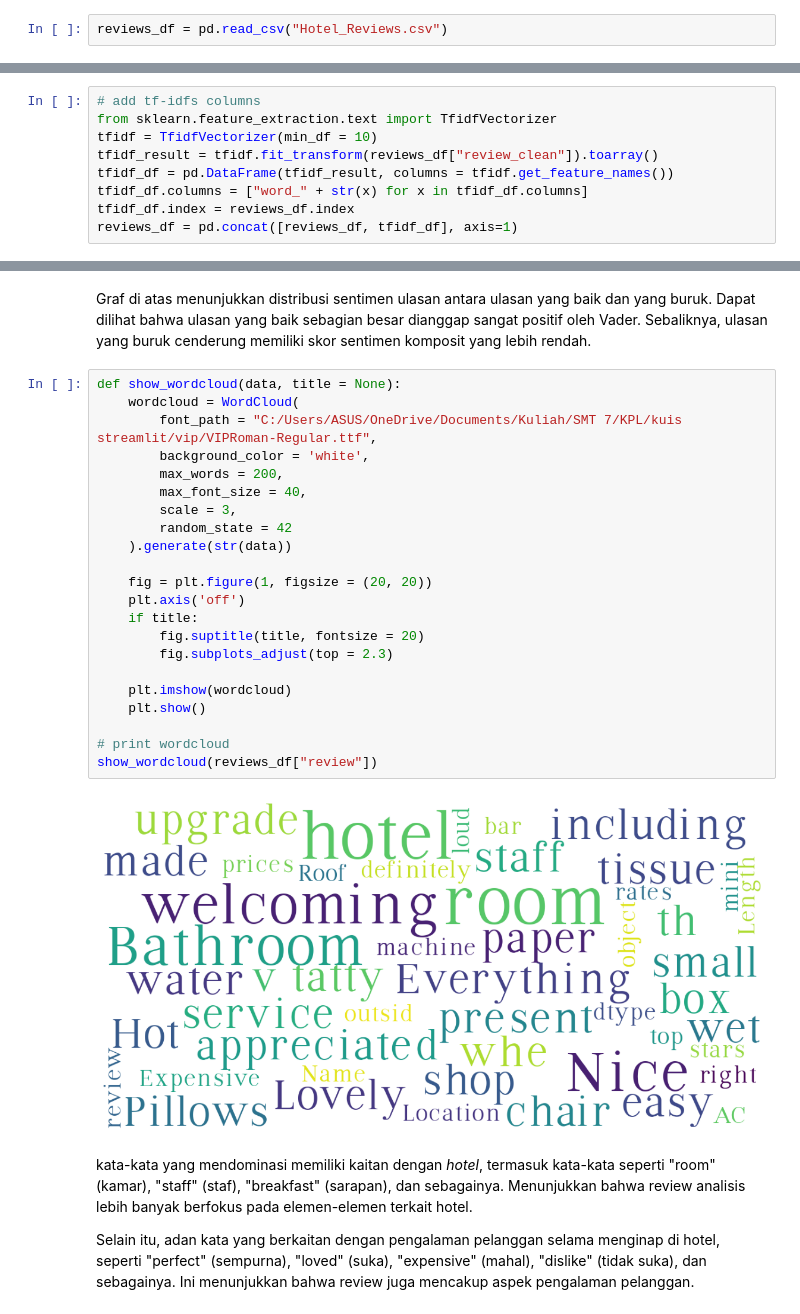
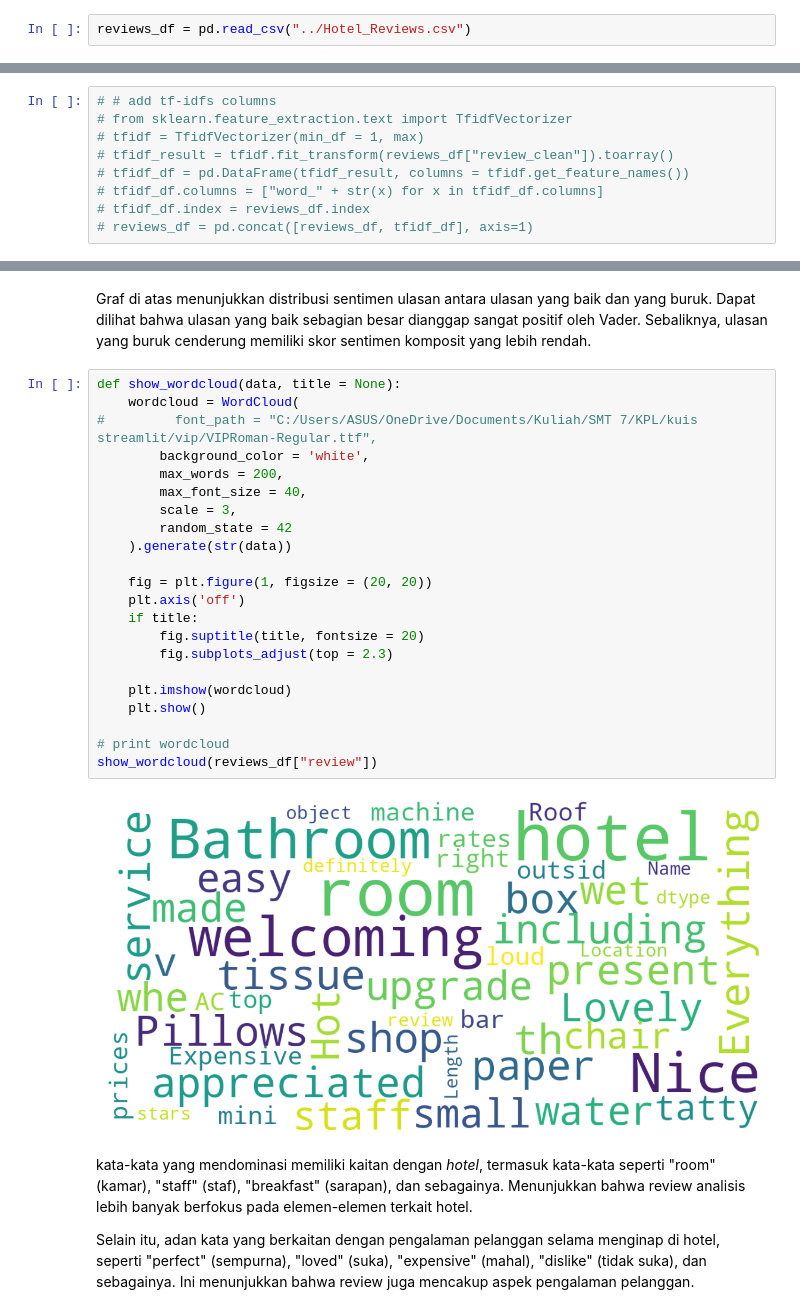
Before and after one commit to aodreamer/Streamlit-HotelReview, a Jupyter notebook: Proyek_Streamlit.ipynb, the cells around one changed output, grey strips where cells are left out. Saved outputs shown, nothing was run; the diff lists cells and outputs as text.

```diff
--- a/Proyek_Streamlit.ipynb
+++ b/Proyek_Streamlit.ipynb
@@ -92,7 +92,7 @@ Requirement already satisfied: funcsigs in c:\users\asus\appdata\roaming\python\
 # %% [markdown]
 ### Gathering Data
 # %%
-reviews_df = pd.read_csv("Hotel_Reviews.csv")
+reviews_df = pd.read_csv("../Hotel_Reviews.csv")
 # %% [markdown]
 ### Assessing Data
 # %%
@@ -235,12 +251,12 @@ reviews_df = pd.concat([reviews_df, doc2vec_df], axis=1)
 # %%
-# add tf-idfs columns
-from sklearn.feature_extraction.text import TfidfVectorizer
-tfidf = TfidfVectorizer(min_df = 10)
-tfidf_result = tfidf.fit_transform(reviews_df["review_clean"]).toarray()
-tfidf_df = pd.DataFrame(tfidf_result, columns = tfidf.get_feature_names())
-tfidf_df.columns = ["word_" + str(x) for x in tfidf_df.columns]
-tfidf_df.index = reviews_df.index
-reviews_df = pd.concat([reviews_df, tfidf_df], axis=1)
+# # add tf-idfs columns
+# from sklearn.feature_extraction.text import TfidfVectorizer
+# tfidf = TfidfVectorizer(min_df = 1, max)
+# tfidf_result = tfidf.fit_transform(reviews_df["review_clean"]).toarray()
+# tfidf_df = pd.DataFrame(tfidf_result, columns = tfidf.get_feature_names())
+# tfidf_df.columns = ["word_" + str(x) for x in tfidf_df.columns]
+# tfidf_df.index = reviews_df.index
+# reviews_df = pd.concat([reviews_df, tfidf_df], axis=1)
 # %%
 reviews_df.head()
 # %% [output]
@@ -318,27 +333,27 @@ Graf di atas menunjukkan distribusi sentimen ulasan antara ulasan yang baik dan
 # %%
 def show_wordcloud(data, title = None):
     wordcloud = WordCloud(
-        font_path = "C:/Users/ASUS/OneDrive/Documents/Kuliah/SMT 7/KPL/kuis streamlit/vip/VIPRoman-Regular.ttf",
+#         font_path = "C:/Users/ASUS/OneDrive/Documents/Kuliah/SMT 7/KPL/kuis streamlit/vip/VIPRoman-Regular.ttf",
         background_color = 'white',
         max_words = 200,
         max_font_size = 40,
         scale = 3,
         random_state = 42
     ).generate(str(data))
 
     fig = plt.figure(1, figsize = (20, 20))
     plt.axis('off')
     if title:
         fig.suptitle(title, fontsize = 20)
         fig.subplots_adjust(top = 2.3)
 
     plt.imshow(wordcloud)
     plt.show()
 
 # print wordcloud
 show_wordcloud(reviews_df["review"])
 # %% [output]
-[figure, old version]
+[figure, new version]
 # %% [markdown]
 kata-kata yang mendominasi memiliki kaitan dengan *hotel*, termasuk kata-kata seperti "room" (kamar), "staff" (staf), "breakfast" (sarapan), dan sebagainya. Menunjukkan bahwa review analisis lebih banyak berfokus pada elemen-elemen terkait hotel.
 
```
Also changed, not shown: parts of 19 cells of this notebook, 2 other files.
